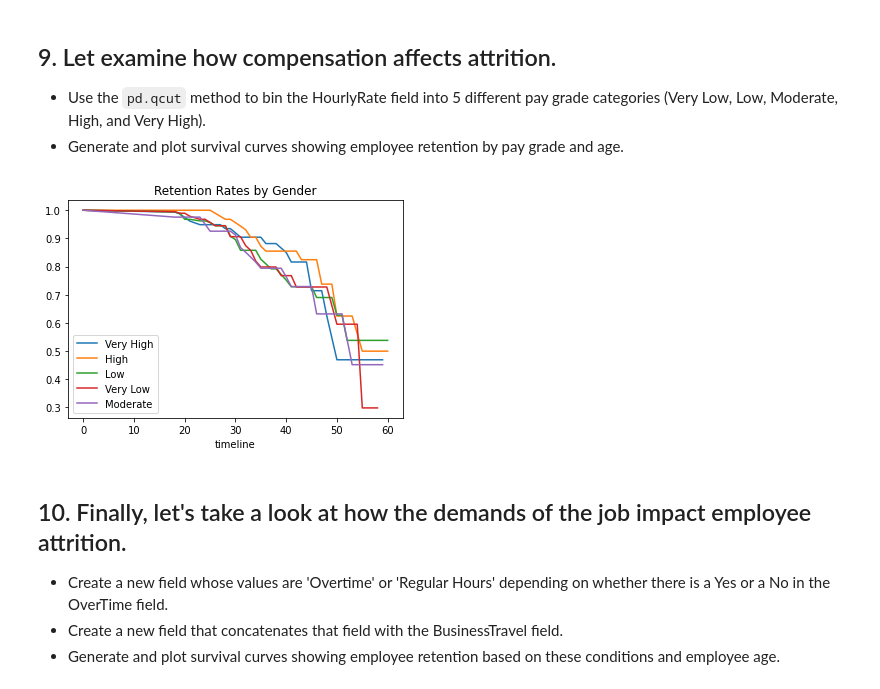
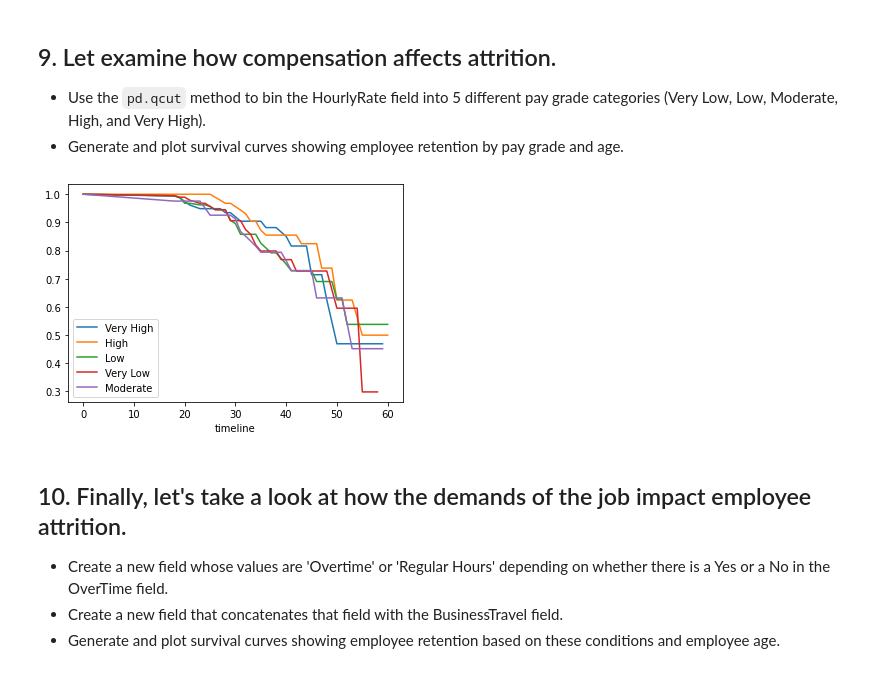
Before and after one commit to ta-data-mex/lab-survival-analysis, a Jupyter notebook: main.ipynb, the cells around one changed output. Cells and saved outputs as stored; diff of their text form; code cells hidden in the pictures.

```diff
--- a/main.ipynb
+++ b/main.ipynb
@@ -146,12 +146,12 @@ rates.plot(kind='line', title='Retention Rates by Gender');
 # %%
 sales['PayGrade']=pd.qcut(data['HourlyRate'],5, labels= ['Very Low', 'Low',
                                                         'Moderate', 'High', 'Very High'])
 
 rates = survival(sales, 'PayGrade', 'Age', 'Attrition')
 
-rates.plot(kind='line', title='Retention Rates by Gender');
+rates.plot(kind='line');
 # %% [output]
-[figure, old version]
+[figure, new version]
 # %% [markdown]
 ## 10. Finally, let's take a look at how the demands of the job impact employee attrition.
 
```
Also changed, not shown: parts of 7 cells of this notebook.
